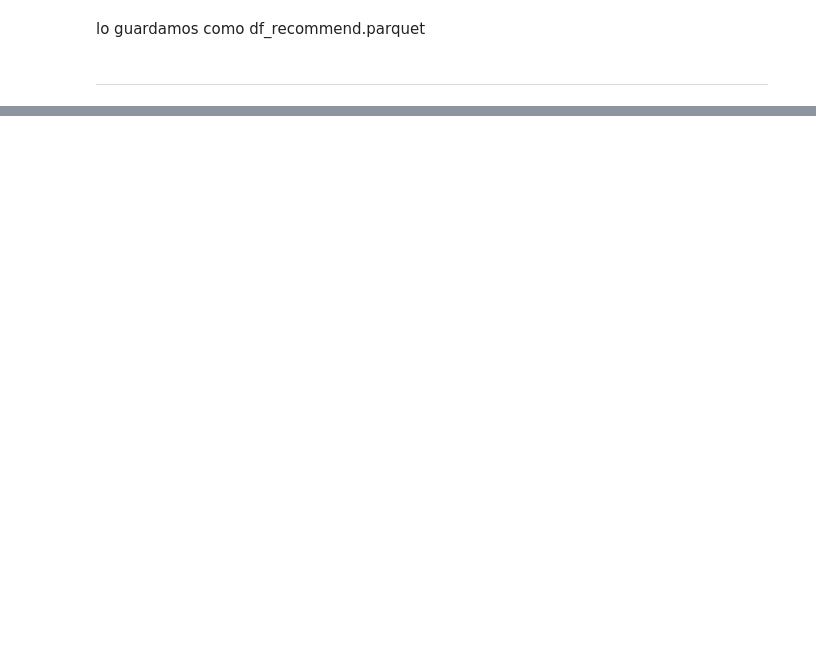
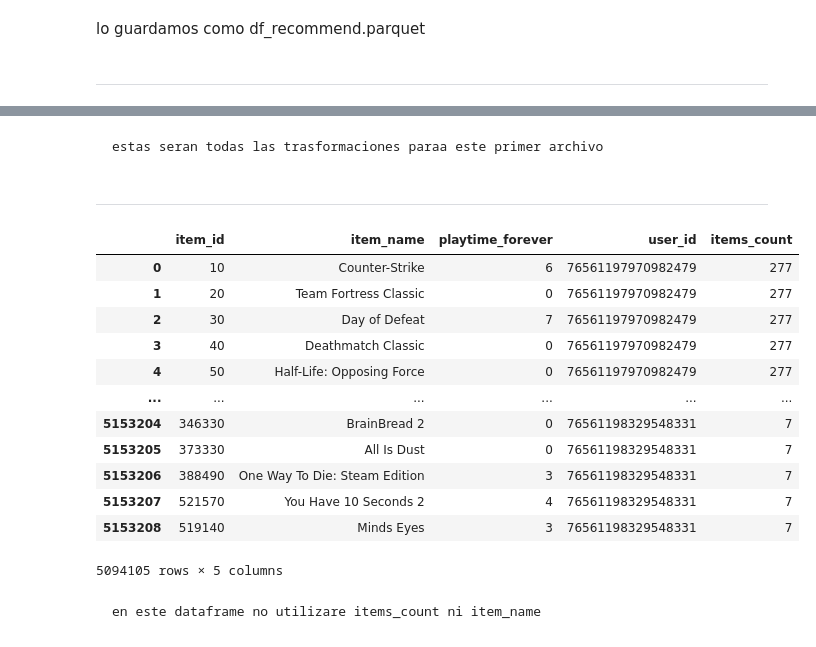
Before and after one commit to tDelbarco/PI_ML_OPS, a Jupyter notebook: ETL_&_EDA/ETL.ipynb, the cells around one changed output, grey strips where cells are left out. Cells and saved outputs as stored; diff of their text form; code cells hidden in the pictures; blank space fills up the shorter version.

Commit message:
fin primeros 5 endppoints

```diff
--- a/ETL_&_EDA/ETL.ipynb
+++ b/ETL_&_EDA/ETL.ipynb
@@ -593,0 +618,2 @@ merge.to_parquet(r"../app/df_recommend.parquet")
+# %%
+df_ui = pd.read_parquet(r"../Datasets/df_uitems.parquet")
@@ -593,0 +1030,22 @@ merge.to_parquet(r"../app/df_recommend.parquet")
+# %% [markdown]
+    estas seran todas las trasformaciones paraa este primer archivo
+# %% [markdown]
+<hr>
+# %%
+df_ui
+# %% [output]
+|  | item_id | item_name | playtime_forever | user_id | items_count |
+| 0 | 10 | Counter-Strike | 6 | 76561197970982479 | 277 |
+| 1 | 20 | Team Fortress Classic | 0 | 76561197970982479 | 277 |
+| 2 | 30 | Day of Defeat | 7 | 76561197970982479 | 277 |
+| 3 | 40 | Deathmatch Classic | 0 | 76561197970982479 | 277 |
+| 4 | 50 | Half-Life: Opposing Force | 0 | 76561197970982479 | 277 |
+| ... | ... | ... | ... | ... | ... |
+| 5153204 | 346330 | BrainBread 2 | 0 | 76561198329548331 | 7 |
+| 5153205 | 373330 | All Is Dust | 0 | 76561198329548331 | 7 |
+| 5153206 | 388490 | One Way To Die: Steam Edition | 3 | 76561198329548331 | 7 |
+| 5153207 | 521570 | You Have 10 Seconds 2 | 4 | 76561198329548331 | 7 |
+| 5153208 | 519140 | Minds Eyes | 3 | 76561198329548331 | 7 |
+5094105 rows × 5 columns
+# %% [markdown]
+    en este dataframe no utilizare items_count ni item_name
```
Also changed, not shown: parts of 83 cells of this notebook, 5 other files.
